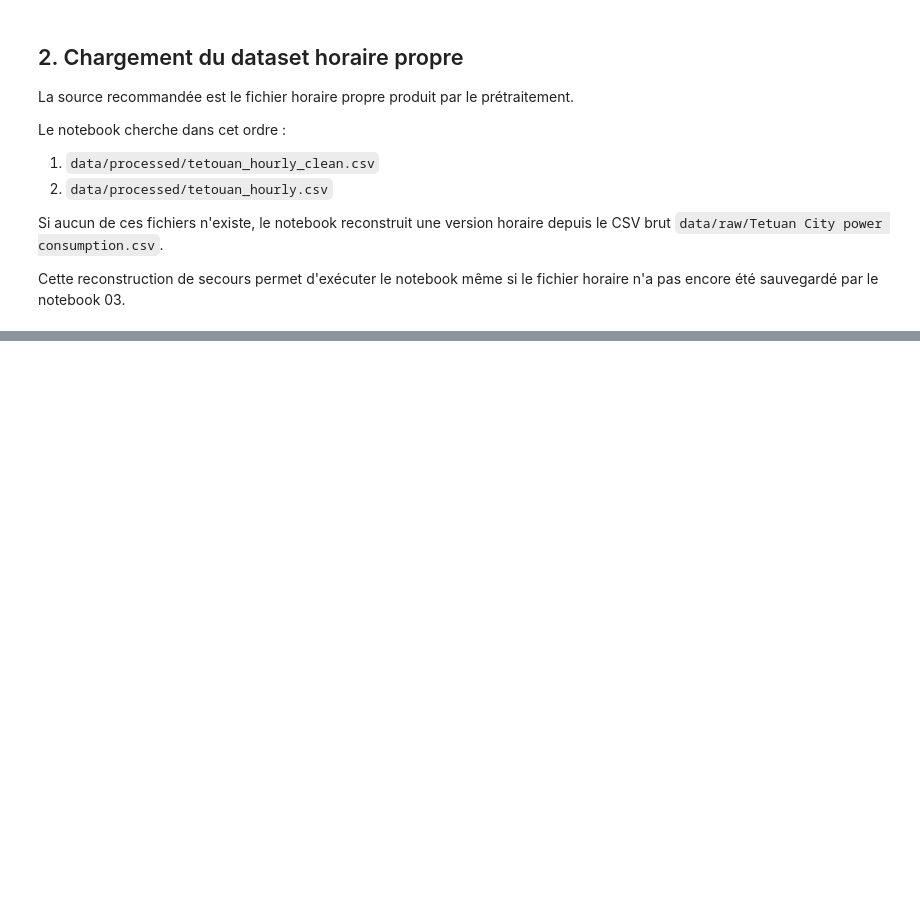
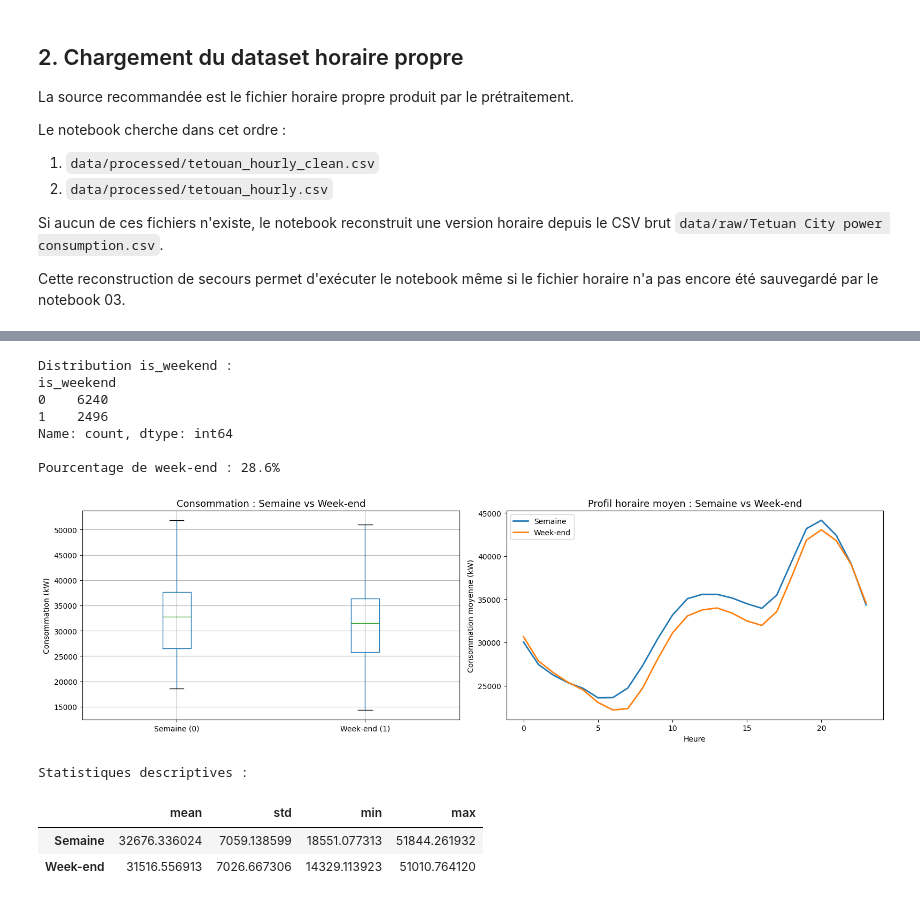
Before and after one commit to Badr-Bouymejjane/smart-city-energy-forecasting-tetouan, a Jupyter notebook: notebooks/04_feature_engineering.ipynb, the cells around one changed output, grey strips where cells are left out. Drawn from its saved outputs; the diff is of its cells as text; code cells hidden in the pictures; blank space fills up the shorter version.

```diff
--- a/notebooks/04_feature_engineering.ipynb
+++ b/notebooks/04_feature_engineering.ipynb
@@ -631,0 +451,47 @@ Point méthodologique important : les variables d'activité humaine ne sont pas
+# %%
+# is_weekend a déjà été créé par add_temporal_features
+# Vérifions la distribution
+print("Distribution is_weekend :")
+print(df_step["is_weekend"].value_counts())
+print(f"\nPourcentage de week-end : {df_step["is_weekend"].mean()*100:.1f}%")
+
+# Visualisation : boxplot consommation week-end vs semaine
+fig, axes = plt.subplots(1, 2, figsize=(16, 5))
+
+df_step.boxplot(column="target", by="is_weekend", ax=axes[0])
+axes[0].set_xticklabels(["Semaine (0)", "Week-end (1)"])
+axes[0].set_title("Consommation : Semaine vs Week-end", fontsize=13)
+axes[0].set_xlabel("")
+axes[0].set_ylabel("Consommation (kW)")
+plt.suptitle("")
+
+# Profil horaire moyen : semaine vs week-end
+for label, group in df_step.groupby("is_weekend"):
+    name = "Week-end" if label == 1 else "Semaine"
+    group.groupby("hour")["target"].mean().plot(ax=axes[1], label=name, linewidth=2)
+axes[1].set_title("Profil horaire moyen : Semaine vs Week-end", fontsize=13)
+axes[1].set_xlabel("Heure")
+axes[1].set_ylabel("Consommation moyenne (kW)")
+axes[1].legend()
+
+plt.tight_layout()
+plt.show()
+
+# Statistiques descriptives
+weekend_stats = df_step.groupby("is_weekend")["target"].agg(["mean", "std", "min", "max"])
+weekend_stats.index = ["Semaine", "Week-end"]
+print("\nStatistiques descriptives :")
+display(weekend_stats)
+# %% [output]
+Distribution is_weekend :
+is_weekend
+0    6240
+1    2496
+Name: count, dtype: int64
+
+Pourcentage de week-end : 28.6%
+[figure, added]
+Statistiques descriptives :
+|  | mean | std | min | max |
+| Semaine | 32676.336024 | 7059.138599 | 18551.077313 | 51844.261932 |
+| Week-end | 31516.556913 | 7026.667306 | 14329.113923 | 51010.764120 |
```
Also changed, not shown: parts of 68 cells of this notebook, 20 other files.
